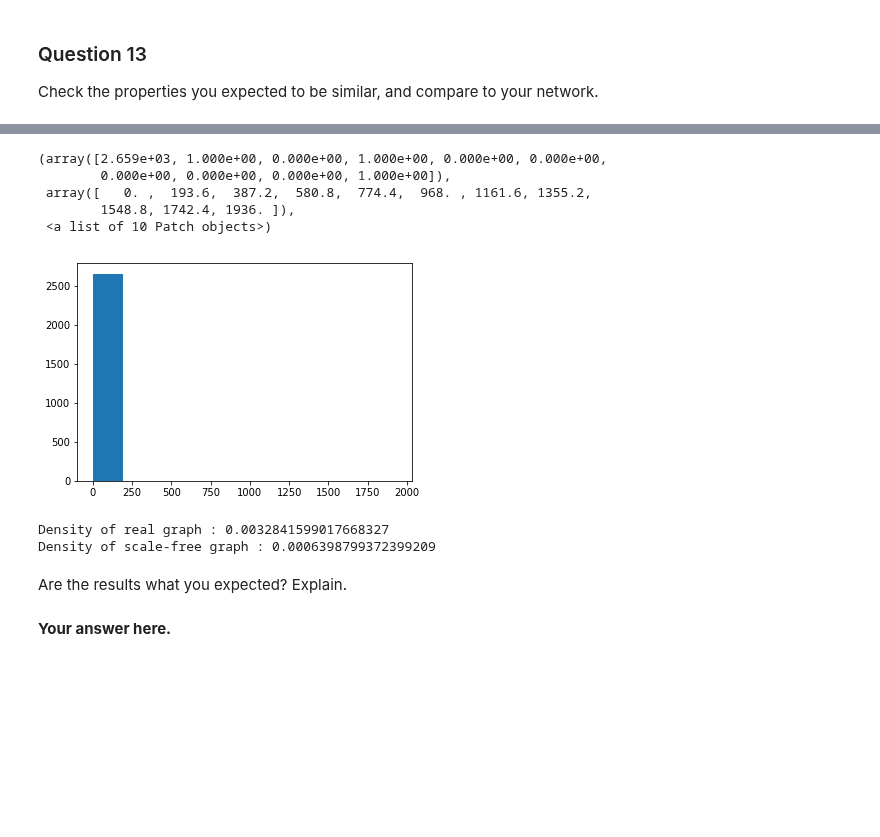
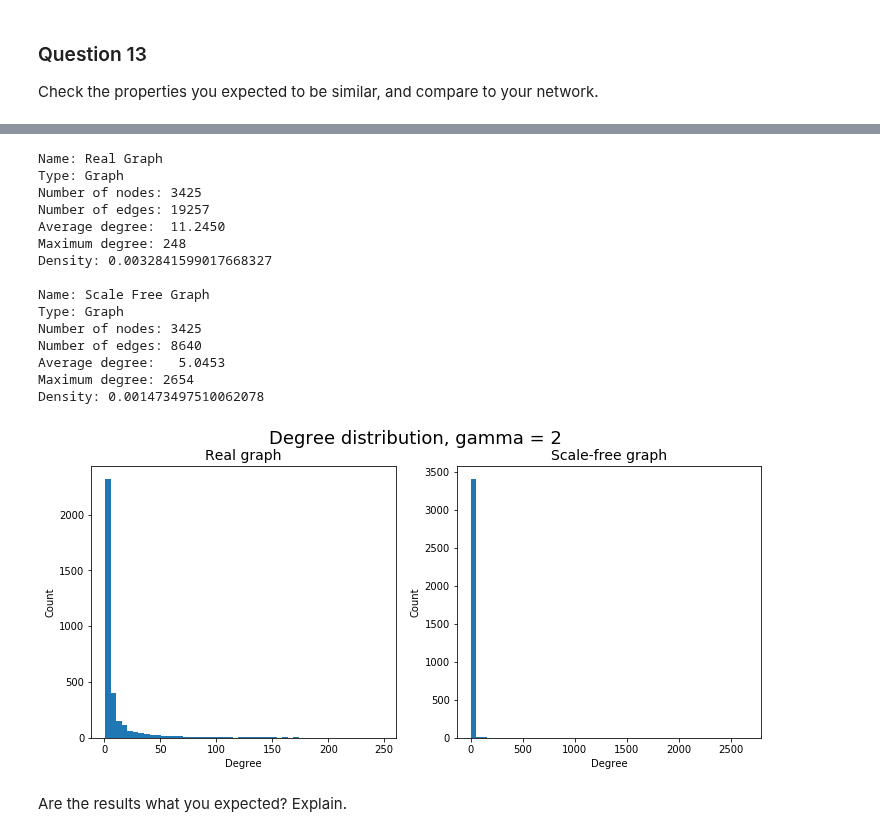
Before and after one commit to nicolasFontbonne/NTDS_group_6, a Jupyter notebook: milestones/2_network_models.ipynb, the cells around one changed output, grey strips where cells are left out. Drawn from its saved outputs; the diff is of its cells as text; code cells hidden in the pictures; blank space fills up the shorter version.

```diff
--- a/milestones/2_network_models.ipynb
+++ b/milestones/2_network_models.ipynb
@@ -441,3 +480,7 @@ G_scale_free.name = 'Scale Free Graph'
+# %%
+sequence = nx.utils.powerlaw_sequence(n_nodes, 2) # generates power law sequence with gamma = 2
+G_scale_free = nx.expected_degree_graph(sequence, selfloops=False) # generates the graph
+G_scale_free.name = 'Scale Free Graph'
 # %% [markdown]
 ### Question 13
 
@@ -474,19 +488,49 @@ Average out degree:   2.1909
-# %%
-plt.hist(nx.degree_histogram(G_scale_free))
-# %% [output]
-(array([2.659e+03, 1.000e+00, 0.000e+00, 1.000e+00, 0.000e+00, 0.000e+00,
-        0.000e+00, 0.000e+00, 0.000e+00, 1.000e+00]),
- array([   0. ,  193.6,  387.2,  580.8,  774.4,  968. , 1161.6, 1355.2,
-        1548.8, 1742.4, 1936. ]),
- <a list of 10 Patch objects>)
-[figure, removed]
-# %%
-print('Density of real graph :',nx.density(G_real))
-print('Density of scale-free graph :',nx.density(G_scale_free))
-# %% [output]
-Density of real graph : 0.0032841599017668327
-Density of scale-free graph : 0.0006398799372399209
+# %%
+#Creation of our real network, thanks to adjacency matrix
+G_real = nx.from_numpy_array(adjacency)
+G_real.name = 'Real Graph'
+
+#derive degree sequences
+degree_sequence_real=sorted([v for k, v in nx.degree(G_real)],reverse=True)
+degree_sequence_random=sorted([v for k, v in nx.degree(G_scale_free)],reverse=True)
+
+#Comparaison of graphs properties
+print(nx.info(G_real))
+print("Maximum degree: " + str(max(degree_sequence_real)) +"\nDensity: " + str(nx.density(G_real)))
+print()
+print(nx.info(G_scale_free))
+print("Maximum degree: " + str(max(degree_sequence_random)) +"\nDensity: " + str(nx.density(G_scale_free)))
+
+fig, ax= plt.subplots(1,2, figsize=(12,5))
+ax[0].hist(degree_sequence_real, bins = 50)
+ax[1].hist(degree_sequence_random, bins = 50)
+
+
+ax[0].set_title('Real graph', fontsize = 14)
+ax[1].set_title('Scale-free graph', fontsize = 14)
+ax[0].set_xlabel('Degree')
+ax[0].set_ylabel('Count')
+ax[1].set_xlabel('Degree')
+ax[1].set_ylabel('Count')
+plt.suptitle('Degree distribution, gamma = 2', fontsize = 18)
+
+plt.show()
+# %% [output]
+Name: Real Graph
+Type: Graph
+Number of nodes: 3425
+Number of edges: 19257
+Average degree:  11.2450
+Maximum degree: 248
+Density: 0.0032841599017668327
+
+Name: Scale Free Graph
+Type: Graph
+Number of nodes: 3425
+Number of edges: 8640
+Average degree:   5.0453
+Maximum degree: 2654
+Density: 0.001473497510062078
+[figure, added]
 # %% [markdown]
 Are the results what you expected? Explain.
-# %% [markdown]
-**Your answer here.**
```
Also changed, not shown: parts of 25 cells of this notebook.
